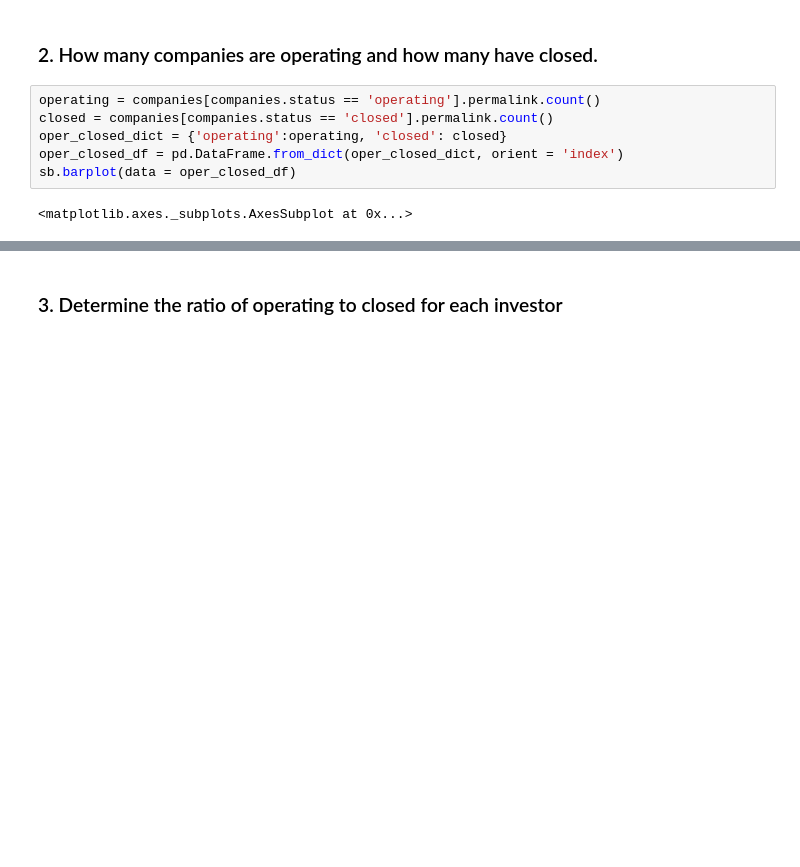
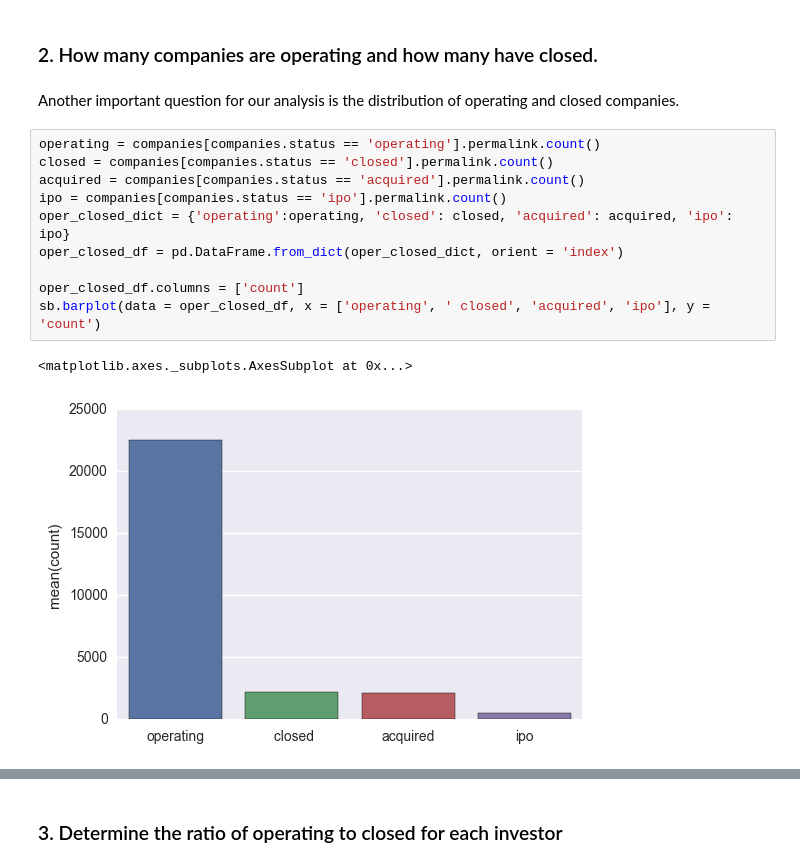
Before and after one commit to LVdatahub/Capstone-project----DS-Intensive-Springboard, a Jupyter notebook: Data story.ipynb, the cells around one changed output, grey strips where cells are left out. Cells and saved outputs as stored; diff of their text form; blank space fills up the shorter version.

```diff
--- a/Data story.ipynb
+++ b/Data story.ipynb
@@ -63,10 +123,17 @@ py.iplot(data)
 # %% [markdown]
 ### 2. How many companies are operating and how many have closed.
+# %% [markdown]
+Another important question for our analysis is the distribution of operating and closed companies.
 # %%
 operating = companies[companies.status == 'operating'].permalink.count()
 closed = companies[companies.status == 'closed'].permalink.count()
-oper_closed_dict = {'operating':operating, 'closed': closed}
+acquired = companies[companies.status == 'acquired'].permalink.count()
+ipo = companies[companies.status == 'ipo'].permalink.count()
+oper_closed_dict = {'operating':operating, 'closed': closed, 'acquired': acquired, 'ipo': ipo}
 oper_closed_df = pd.DataFrame.from_dict(oper_closed_dict, orient = 'index')
-sb.barplot(data = oper_closed_df)
+
+oper_closed_df.columns = ['count']
+sb.barplot(data = oper_closed_df, x = ['operating', ' closed', 'acquired', 'ipo'], y = 'count')
 # %% [output]
 <matplotlib.axes._subplots.AxesSubplot at 0x...>
+[figure, added]
```
Also changed, not shown: parts of 27 cells of this notebook, 4 other files.
